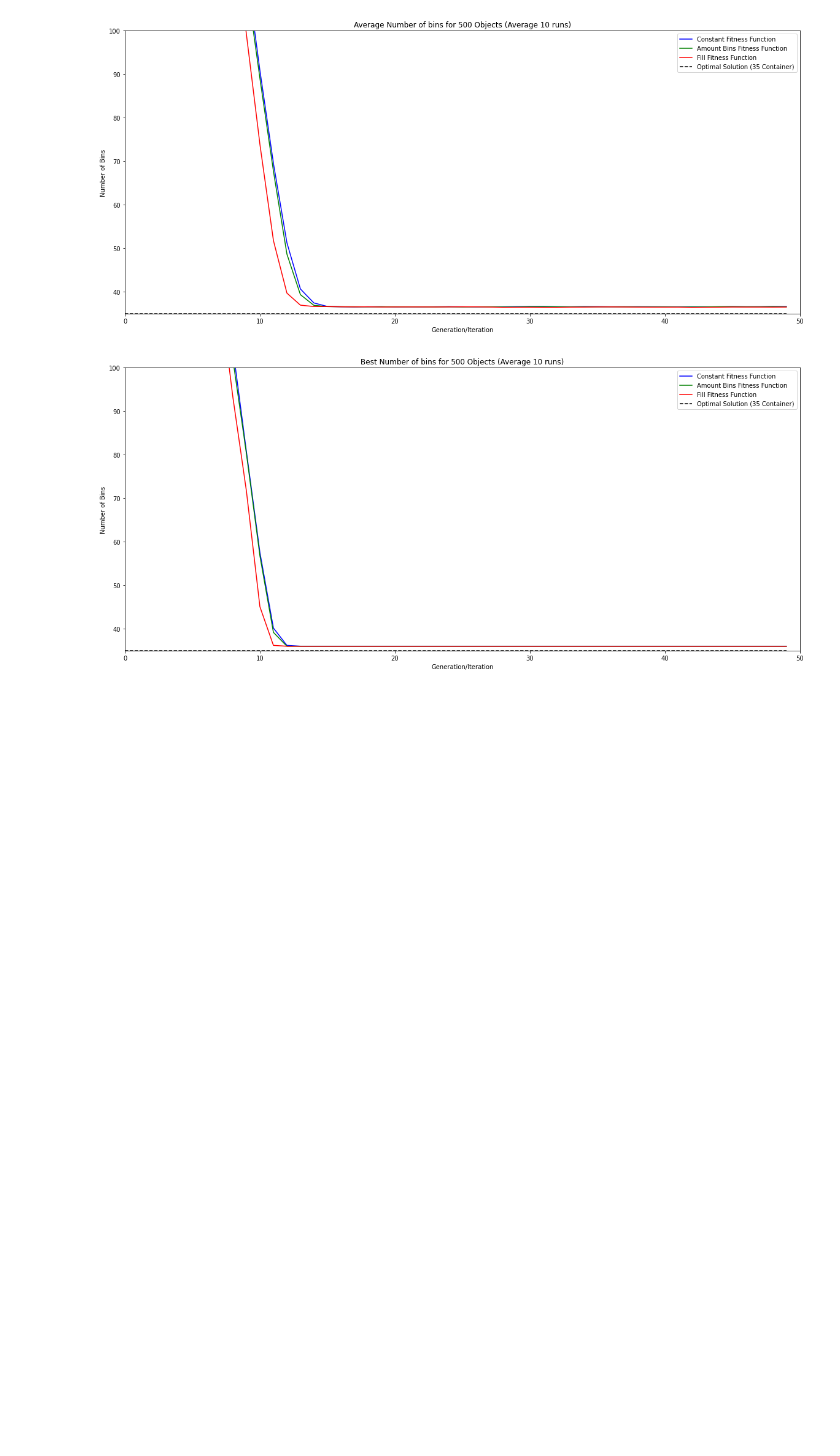
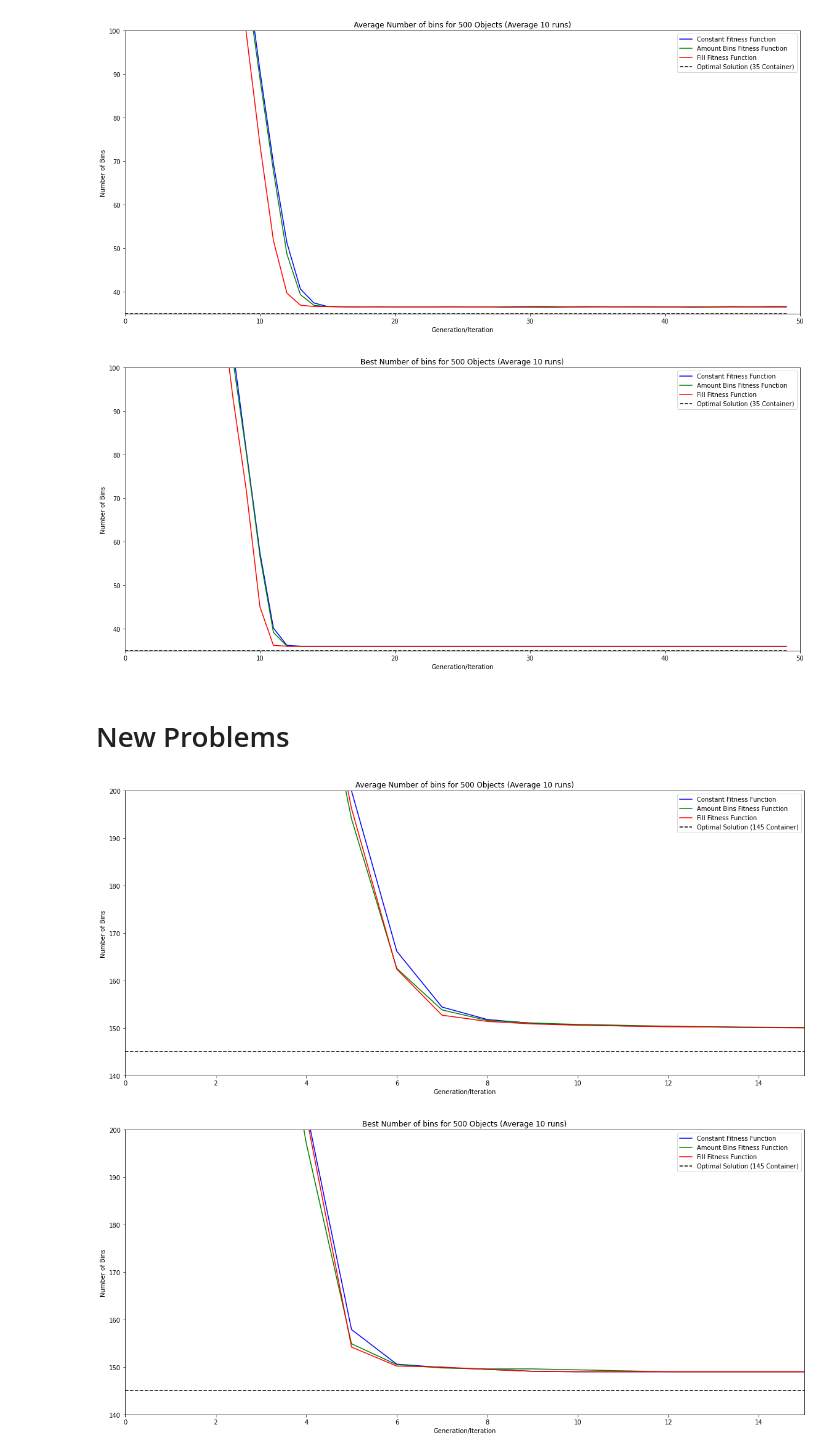
Before and after one commit to schtim/NatureInspiredAlgorithms_Code, a Jupyter notebook: GeneticAlgorithm/TestNotebooks/FitnessFunctionCompare.ipynb, the cells around one changed output. Saved outputs shown, nothing was run; the diff lists cells and outputs as text; code cells hidden in the pictures; blank space fills up the shorter version.

```diff
--- a/GeneticAlgorithm/TestNotebooks/FitnessFunctionCompare.ipynb
+++ b/GeneticAlgorithm/TestNotebooks/FitnessFunctionCompare.ipynb
@@ -151,13 +151,13 @@ def plot_fitness_function_compare(objects, optimal_solution, container_vol, cont
 
     for index in np.arange(av_number):
         GA = GeneticAlgorithm(objects,  container_vol, container_weight,  number_generations, fitness_function = 'constant')
-        _,_, average_vals_const[index], best_vals_const[index],_,_ = GA.run()
+        _,_, average_vals_const[index], best_vals_const[index],_,_,_ = GA.run()
         GA = GeneticAlgorithm(objects,  container_vol, container_weight,  number_generations, fitness_function='amount_bins')
-        _,_, average_vals_amount_bins[index], best_vals_amount_bins[index],_,_ = GA.run()
+        _,_, average_vals_amount_bins[index], best_vals_amount_bins[index],_,_,_ = GA.run()
         #GA = GeneticAlgorithm(objects, pop_size, container_vol, container_weight, crossover_prob, mutation_prob, number_generations, 'amount_bins_pow', fit_heuristic)
         #_,_, average_vals_amount_bins_pow[index], best_vals_amount_bins_pow[index],_,_ = GA.run()
         GA = GeneticAlgorithm(objects,  container_vol, container_weight,  number_generations, fitness_function= 'fill')
-        _,_, average_vals_fill[index], best_vals_fill[index],_,_ = GA.run()
+        _,_, average_vals_fill[index], best_vals_fill[index],_,_,_ = GA.run()
     #    GA = GeneticAlgorithm(objects, pop_size, container_vol, container_weight, crossover_prob, mutation_prob, number_generations, 'combined', fit_heuristic)
     #    _,_, average_vals_combined[index], best_vals_combined[index],_,_ = GA.run()
 
@@ -231,3 +231,10 @@ plot_fitness_function_compare(large_objects, large_optimal_solution, large_conta
 # %% [output]
 [figure]
 [figure]
+# %% [markdown]
+# New Problems
+# %%
+plot_fitness_function_compare(new_500_0, new_500_optimal[0], new_500_container[0], new_500_container[1], [0,15], [140, 200])
+# %% [output]
+[figure, added]
+[figure, added]
```
Also changed, not shown: 4 other files.
